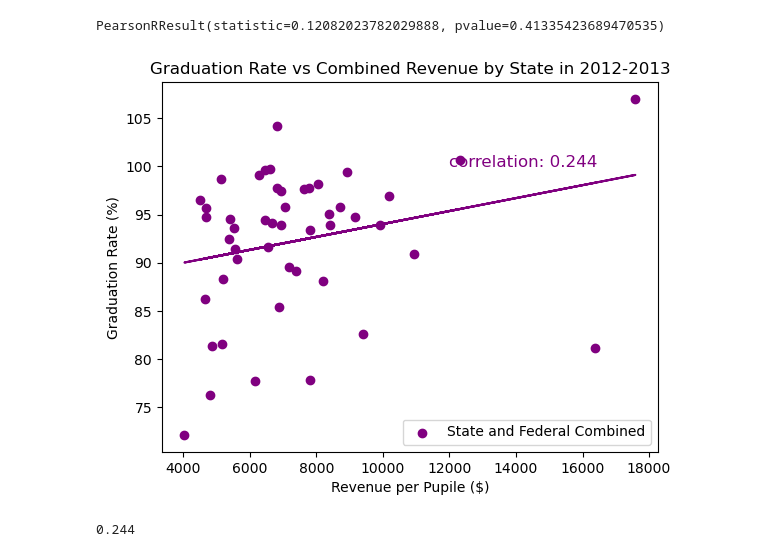
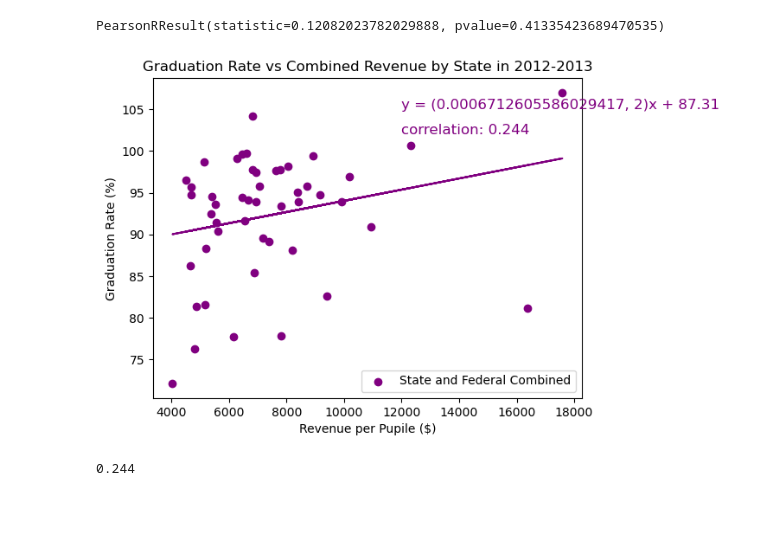
Before and after one commit to sagehan1/project-1, a Jupyter notebook: code-1_shannon.ipynb, the cells around one changed output. Cells and saved outputs as stored; diff of their text form; code cells hidden in the pictures; blank space fills up the shorter version.

```diff
--- a/code-1_shannon.ipynb
+++ b/code-1_shannon.ipynb
@@ -293,21 +293,22 @@ PearsonRResult(statistic=0.12082023782029888, pvalue=0.41335423689470535)
 # %%
 x_values=merged_clean["Combined Federal and State Revenue Per Pupil"]
 y_values=merged_clean["Graduation Rates"]*100
 plt.scatter(x_values,y_values,color="purple",label="State and Federal Combined")
 (slope, intercept, rvalue, pvalue, stderr) = linregress(x_values,y_values)
 regress_values = x_values * slope + intercept
 line_eq = "y = " + str((slope,2)) + "x + " + str(round(intercept,2))
 correlation = round(st.pearsonr(x_values,y_values)[0],3)
-plt.annotate(f"correlation: {correlation}",(12000,100),fontsize=12,color="purple")
+plt.annotate(f"correlation: {correlation}",(12000,102),fontsize=12,color="purple")
+plt.annotate(line_eq,(12000,105),fontsize=12,color="purple")
 plt.plot(x_values,regress_values,"r-",color="purple")
 plt.legend(loc="lower right")
 plt.xlabel("Revenue per Pupile ($)")
 plt.ylabel("Graduation Rate (%)")
 plt.title("Graduation Rate vs Combined Revenue by State in 2012-2013")
 plt.show()
 #plt.savefig("output_data/Fig#.png")
 
 print(correlation)
 # %% [output]
-[figure, old version]
+[figure, new version]
 0.244
```
Also changed, not shown: 1 other file.
